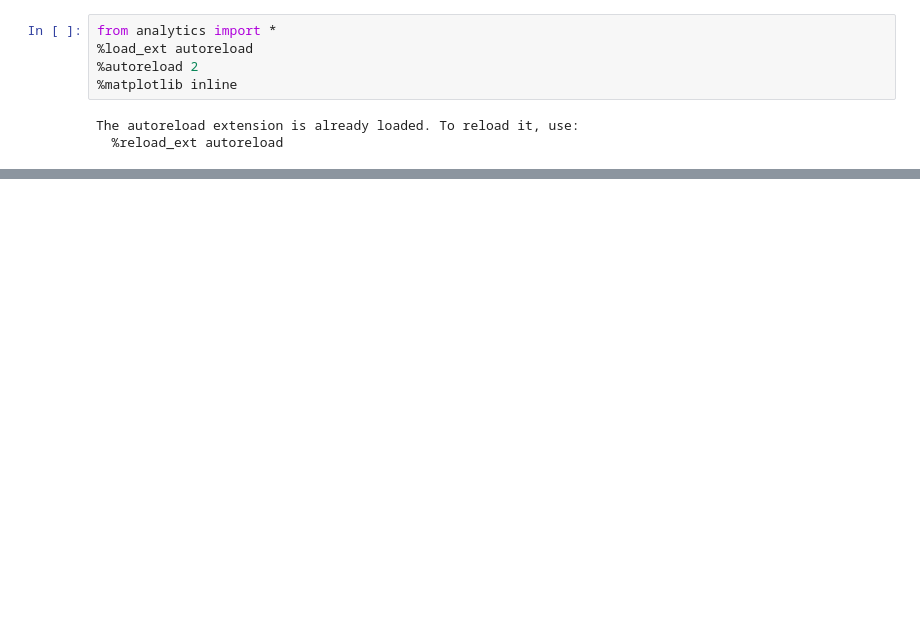
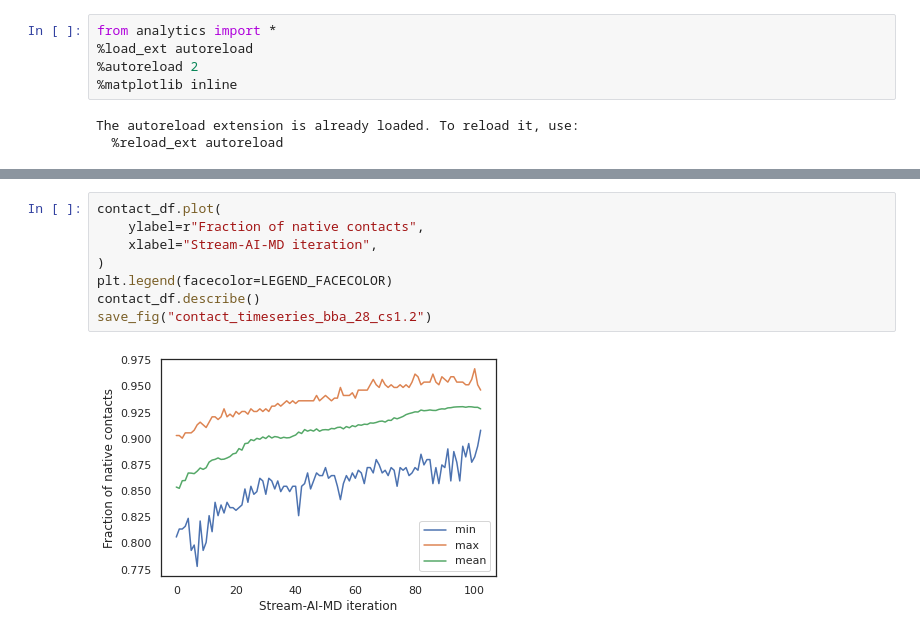
Before and after one commit to braceal/PASC21-Stream-AI-MD, a Jupyter notebook: alex.ipynb, the cells around one changed output, grey strips where cells are left out. Cells and saved outputs as stored; diff of their text form; blank space fills up the shorter version.

```diff
--- a/alex.ipynb
+++ b/alex.ipynb
@@ -54,0 +66,10 @@ len(data)
+# %%
+contact_df.plot(
+    ylabel=r"Fraction of native contacts",
+    xlabel="Stream-AI-MD iteration",
+)
+plt.legend(facecolor=LEGEND_FACECOLOR)
+contact_df.describe()
+save_fig("contact_timeseries_bba_28_cs1.2")
+# %% [output]
+[figure, added]
```
Also changed, not shown: parts of 10 cells of this notebook.
